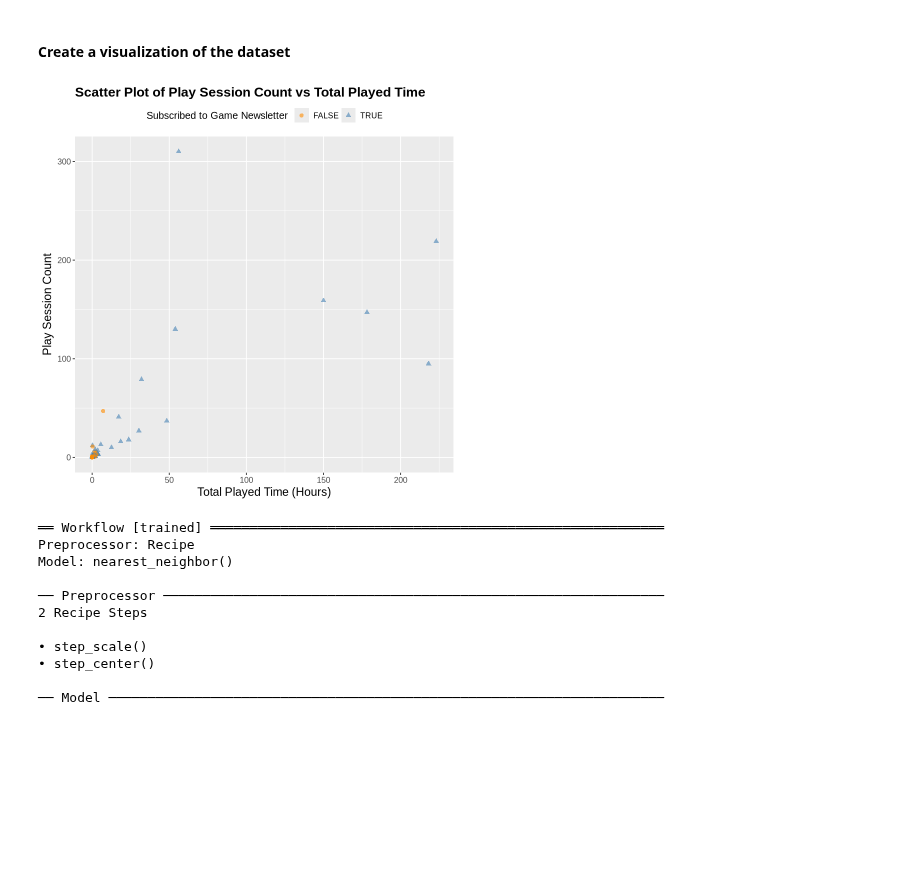
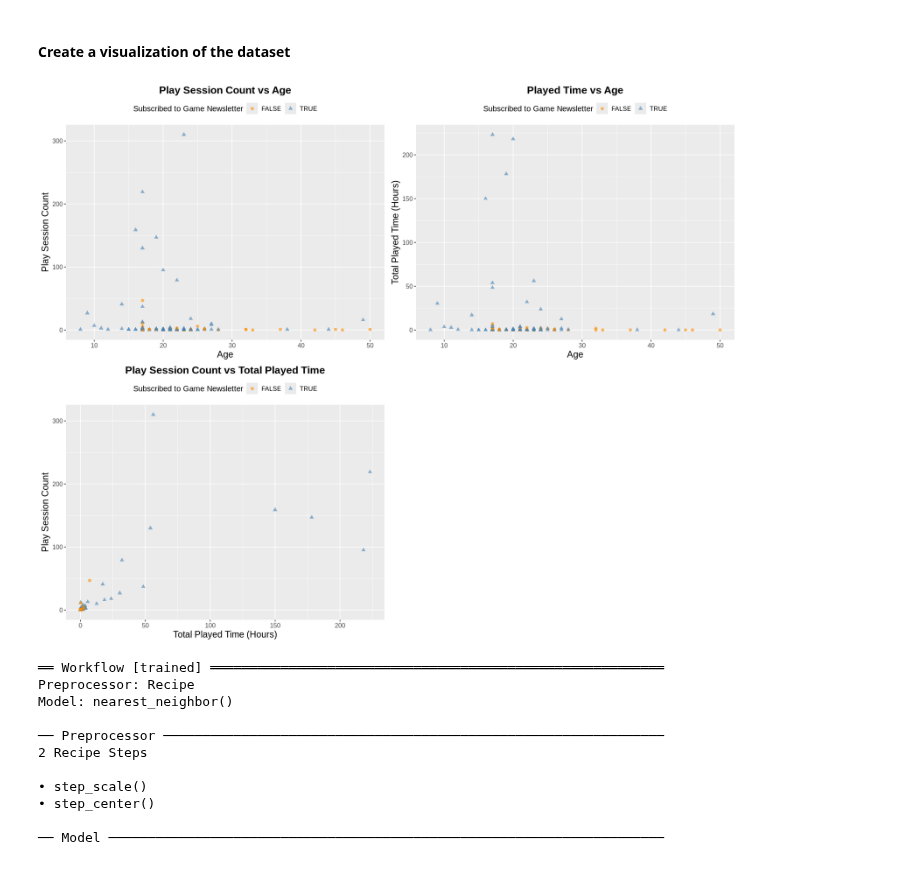
Before and after one commit to jane-wang-42/dsci100-project-group10, a Jupyter notebook: dsci100-project-group10.ipynb, the cells around one changed output. Cells and saved outputs as stored; diff of their text form; code cells hidden in the pictures; blank space fills up the shorter version.

```diff
--- a/dsci100-project-group10.ipynb
+++ b/dsci100-project-group10.ipynb
@@ -133,26 +134,68 @@ A tibble: 1 × 3
 # %% [markdown]
 #### Create a visualization of the dataset
 # %%
-# Scatterplot of Play Session Count vs Total Played Time
-ggplot(players_tidy, aes(x = played_hours, y = session_count, color = subscribe, shape = subscribe)) +
-    geom_point(alpha = 0.6, size = 2) +
-    labs(
-        title = "Scatter Plot of Play Session Count vs Total Played Time",
-        x = "Total Played Time (Hours)",
-        y = "Play Session Count",
-        color = "Subscribed to Game Newsletter",
-        shape = "Subscribed to Game Newsletter"
-    ) +
-    scale_color_manual(values = c("darkorange", "steelblue")) +
-    theme(
-        text = element_text(size = 12),
-        legend.position = "top",
-        plot.title = element_text(face = "bold", size = 16),
-        axis.text = element_text(size = 10),
-        axis.title = element_text(size = 14)
-    )
+options(repr.plot.width = 15, repr.plot.height = 12)
+
+plot1 <- ggplot(players_tidy, aes(x = age, y = session_count, color = subscribe, shape = subscribe)) +
+  geom_point(alpha = 0.6, size = 2) +
+  labs(
+    title = "Play Session Count vs Age",
+    x = "Age",
+    y = "Play Session Count",
+    color = "Subscribed to Game Newsletter",
+    shape = "Subscribed to Game Newsletter"
+  ) +
+  scale_color_manual(values = c("darkorange", "steelblue")) +
+  theme(
+    text = element_text(size = 12),
+    legend.position = "top",
+    plot.title = element_text(face = "bold", size = 16, hjust = 0.5),
+    axis.text = element_text(size = 10),
+    axis.title = element_text(size = 14)
+  )
+
+plot2 <- ggplot(players_tidy, aes(x = age, y = played_hours, color = subscribe, shape = subscribe)) +
+  geom_point(alpha = 0.6, size = 2) +
+  labs(
+    title = "Played Time vs Age",
+    x = "Age",
+    y = "Total Played Time (Hours)",
+    color = "Subscribed to Game Newsletter",
+    shape = "Subscribed to Game Newsletter"
+  ) +
+  scale_color_manual(values = c("darkorange", "steelblue")) +
+  theme(
+    text = element_text(size = 12),
+    legend.position = "top",
+    plot.title = element_text(face = "bold", size = 16, hjust = 0.5),
+    axis.text = element_text(size = 10),
+    axis.title = element_text(size = 14)
+  )
+
+plot3 <- ggplot(players_tidy, aes(x = played_hours, y = session_count, color = subscribe, shape = subscribe)) +
+  geom_point(alpha = 0.6, size = 2) +
+  labs(
+    title = "Play Session Count vs Total Played Time",
+    x = "Total Played Time (Hours)",
+    y = "Play Session Count",
+    color = "Subscribed to Game Newsletter",
+    shape = "Subscribed to Game Newsletter"
+  ) +
+  scale_color_manual(values = c("darkorange", "steelblue")) +
+  theme(
+    text = element_text(size = 12),
+    legend.position = "top",
+    plot.title = element_text(face = "bold", size = 16, hjust = 0.5),
+    axis.text = element_text(size = 10),
+    axis.title = element_text(size = 14)
+  )
+
+
+scatterplot_panel <- plot_grid(plot1, plot2, plot3, ncol = 2)
+
+scatterplot_panel
 # %% [output]
-[figure, old version]
+[figure, new version]
 # %%
 # Create the K-NN model
 knn_spec <- nearest_neighbor(weight_func = "rectangular", neighbors = 7) |>
```
Also changed, not shown: parts of 1 cell of this notebook.
